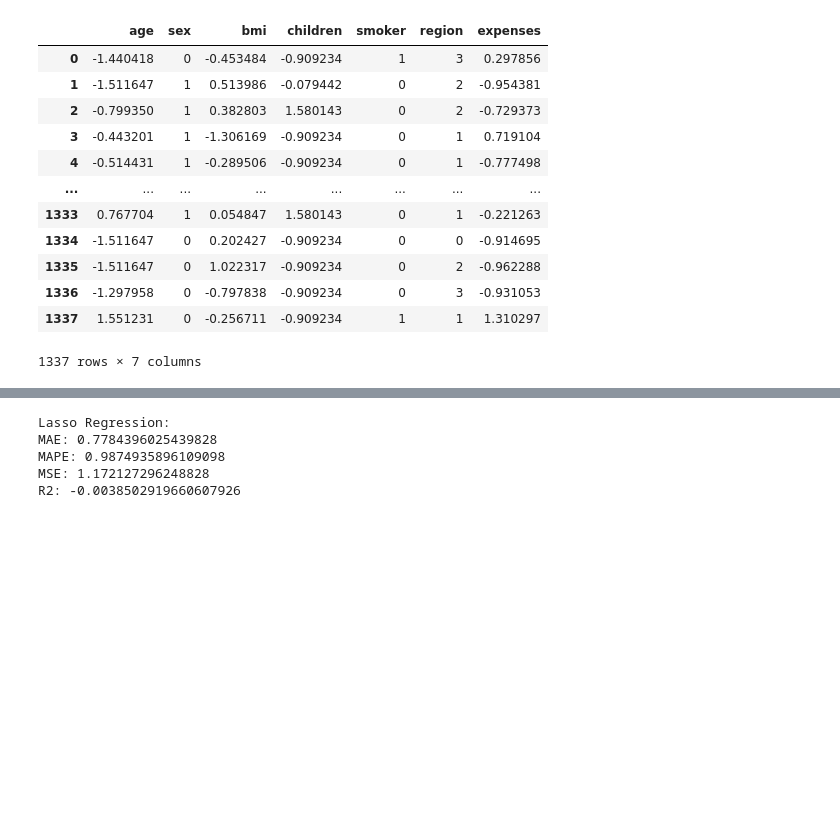
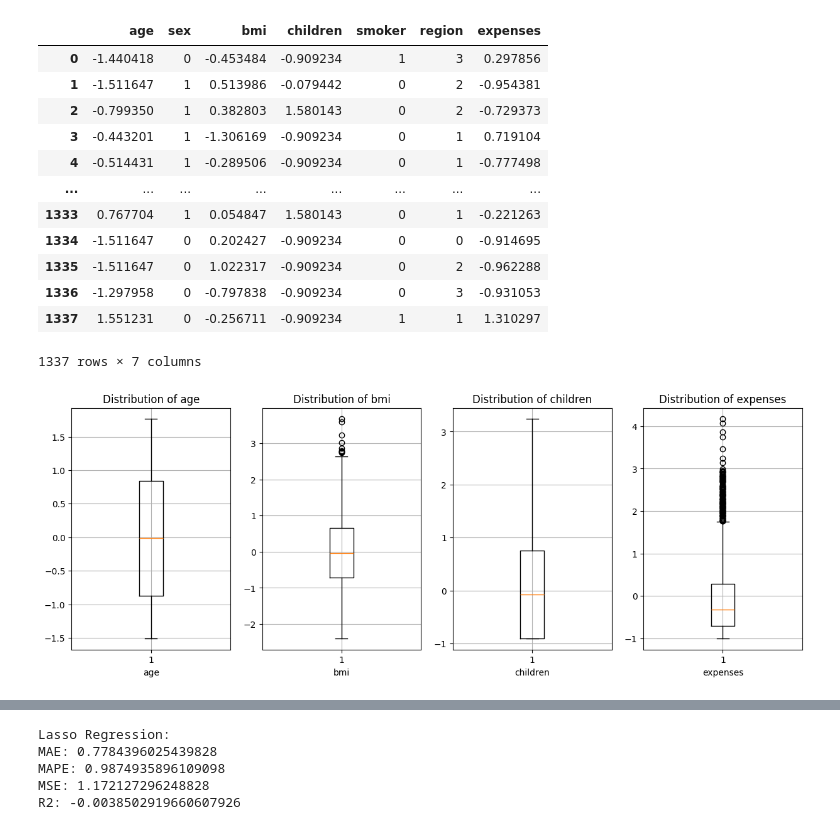
Before and after one commit to vishwak05/Gradious-Assignments, a Jupyter notebook: ML Algo/Assignment-2/assignment_2.ipynb, the cells around one changed output, grey strips where cells are left out. Cells and saved outputs as stored; diff of their text form; code cells hidden in the pictures; blank space fills up the shorter version.

```diff
--- a/ML Algo/Assignment-2/assignment_2.ipynb
+++ b/ML Algo/Assignment-2/assignment_2.ipynb
@@ -137,3 +169,17 @@ data
 | 1336 | -1.297958 | 0 | -0.797838 | -0.909234 | 0 | 3 | -0.931053 |
 | 1337 | 1.551231 | 0 | -0.256711 | -0.909234 | 1 | 1 | 1.310297 |
 1337 rows × 7 columns
+# %%
+# Distribution of numeric features after scaling
+
+plt.figure(figsize=(15,5))
+
+for i, col in enumerate(num_cols):
+    plt.subplot(1,4,i+1)
+    plt.boxplot(x=data[col])
+    plt.xlabel(col)
+    plt.grid(True)
+    plt.title(f'Distribution of {col}')
+plt.show()
+# %% [output]
+[figure, added]
```
Also changed, not shown: parts of 22 cells of this notebook.
